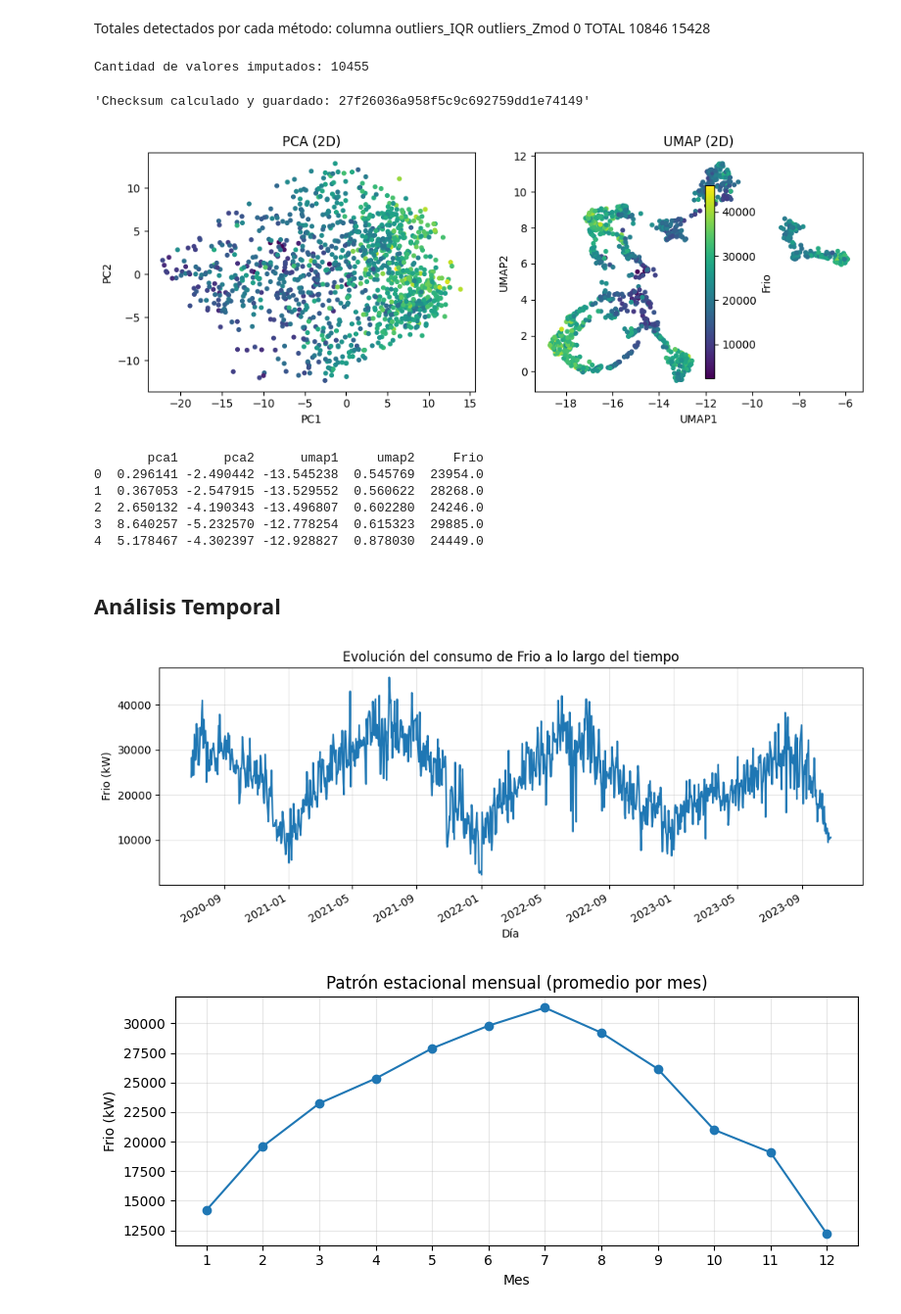
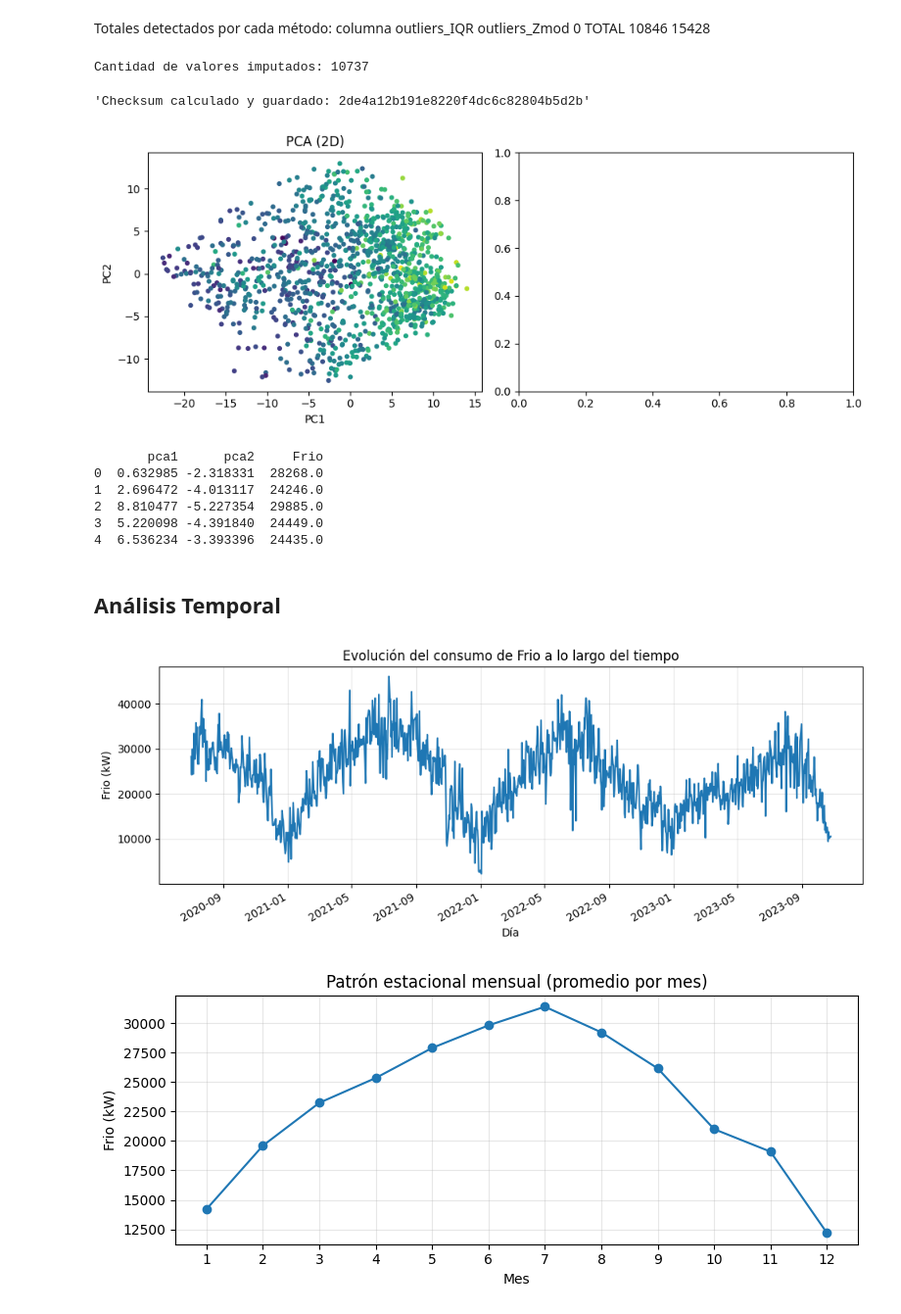
Before and after one commit to Angiii12/TPF_Prediccion_de_Consumo_Energetico, a Jupyter notebook: eda_fase1.ipynb, the cells around one changed output. Shown at 98% size. Drawn from its saved outputs; the diff is of its cells as text; code cells hidden in the pictures.

```diff
--- a/eda_fase1.ipynb
+++ b/eda_fase1.ipynb
@@ -116,12 +118,13 @@ def iqr_mask(col, k=1.5):
 
 num_cols = df_unificado.select_dtypes(include=[np.number]).columns
 
-mask_df = pd.DataFrame(False, index=df_unificado.index, columns=df_unificado.columns)
+mask_df = pd.DataFrame(False, index=df_unificado.index, columns=num_cols)
 for c in num_cols:
     mask_df[c] = iqr_mask(df_unificado[c])
 
+
 # --- 2) Tabla con las celdas outliers: fila, columna, valor ---
-pos = mask_df[num_cols].stack()
+pos = mask_df.stack()
 pos = pos[pos]  # solo True
 outliers_tabla = pd.DataFrame({
     "fila":   [i for i, _ in pos.index],
@@ -131,14 +134,14 @@ outliers_tabla = pd.DataFrame({
 
 # --- 3) Crear df con outliers -> NaN ---
 df_nan = df_unificado.copy()
-df_nan[num_cols] = df_nan[num_cols].mask(mask_df[num_cols])
+df_nan[num_cols] = df_nan[num_cols].mask(mask_df)
+
 
 # --- 4) Imputación ---
 imp = KNNImputer(n_neighbors=5, weights="distance")
+num = df_nan.select_dtypes(include='number').replace([np.inf, -np.inf], np.nan)
 
-num = df_nan.select_dtypes(include='number')              # solo numéricas
 imp_vals = imp.fit_transform(num)                         # → numpy array
-
 df_imp_num = pd.DataFrame(imp_vals, index=num.index, columns=num.columns)
 
 # reconstruyo el dataframe completo (no numéricas se mantienen)
@@ -146,9 +149,9 @@ df_imputado = df_nan.copy()
 df_imputado[num.columns] = df_imp_num
 
 # (Opcional) ver cuántos NaN imputaste
-print("\nCantidad de valores imputados:", int(mask_df[num_cols].sum().sum()))
+print("\nCantidad de valores imputados:", int(mask_df.sum().sum()))
 # %% [output]
-Cantidad de valores imputados: 10455
+Cantidad de valores imputados: 10737
 # %%
 df_imputado['Frio'] = df_imputado['Frio (Kw)__Consolidado EE'].shift(-1)
 df_imputado = df_imputado.iloc[1:-1].reset_index(drop=True)
@@ -157,14 +160,14 @@ df_imputado = df_imputado.drop(columns=['Frio (Kw)__Consolidado EE'])
 from tools import checksum
 checksum(df_imputado, 'df_imputado')
 # %% [output]
-'Checksum calculado y guardado: 27f26036a958f5c9c692759dd1e74149'
+'Checksum calculado y guardado: 2de4a12b191e8220f4dc6c82804b5d2b'
 # %%
 import numpy as np
 import pandas as pd
 import matplotlib.pyplot as plt
 from sklearn.preprocessing import StandardScaler
 from sklearn.decomposition import PCA
-from umap import UMAP
+#from umap import UMAP
 
 # --- separar features numéricas y target ---
 y = df_imputado['Frio'].to_numpy()
@@ -173,46 +176,46 @@ X = df_imputado.drop(columns=['Frio']).select_dtypes(include='number')
 # por si quedó algún NaN
 X = X.replace([np.inf, -np.inf], np.nan).fillna(X.median(numeric_only=True))
 
 # --- escalar ---
 Xs = StandardScaler().fit_transform(X)
 
 # --- PCA 2D ---
 pca_2d = PCA(n_components=2, random_state=0).fit_transform(Xs)
 
 # --- UMAP 2D (parámetros básicos y estables) ---
-umap_2d = UMAP(n_components=2, n_neighbors=15, min_dist=0.1, random_state=0).fit_transform(Xs)
+#umap_2d = UMAP(n_components=2, n_neighbors=15, min_dist=0.1, random_state=0).fit_transform(Xs)
 
 # --- DataFrame con embeddings y target (opcional para guardar/analizar) ---
 embeds = pd.DataFrame({
     'pca1': pca_2d[:,0], 'pca2': pca_2d[:,1],
-    'umap1': umap_2d[:,0], 'umap2': umap_2d[:,1],
+    #'umap1': umap_2d[:,0], 'umap2': umap_2d[:,1],
     'Frio': y
 })
 
 # --- plots simples ---
 fig, axes = plt.subplots(1, 2, figsize=(10,4))
 sc1 = axes[0].scatter(embeds['pca1'], embeds['pca2'], c=embeds['Frio'], s=12)
 axes[0].set_title('PCA (2D)'); axes[0].set_xlabel('PC1'); axes[0].set_ylabel('PC2')
 
-sc2 = axes[1].scatter(embeds['umap1'], embeds['umap2'], c=embeds['Frio'], s=12)
-axes[1].set_title('UMAP (2D)'); axes[1].set_xlabel('UMAP1'); axes[1].set_ylabel('UMAP2')
+#sc2 = axes[1].scatter(embeds['umap1'], embeds['umap2'], c=embeds['Frio'], s=12)
+#axes[1].set_title('UMAP (2D)'); axes[1].set_xlabel('UMAP1'); axes[1].set_ylabel('UMAP2')
 
-cbar = fig.colorbar(sc2, ax=axes.ravel().tolist(), shrink=0.8)
-cbar.set_label('Frio')
+#cbar = fig.colorbar(sc2, ax=axes.ravel().tolist(), shrink=0.8)
+#cbar.set_label('Frio')
 
 plt.tight_layout()
 plt.show()
 
 # Si querés ver las primeras filas:
 print(embeds.head())
 # %% [output]
-[figure, old version]
+[figure, new version]
-       pca1      pca2      umap1     umap2     Frio
-0  0.296141 -2.490442 -13.545238  0.545769  23954.0
-1  0.367053 -2.547915 -13.529552  0.560622  28268.0
-2  2.650132 -4.190343 -13.496807  0.602280  24246.0
-3  8.640257 -5.232570 -12.778254  0.615323  29885.0
-4  5.178467 -4.302397 -12.928827  0.878030  24449.0
+       pca1      pca2     Frio
+0  0.632985 -2.318331  28268.0
+1  2.696472 -4.013117  24246.0
+2  8.810477 -5.227354  29885.0
+3  5.220098 -4.391840  24449.0
+4  6.536234 -3.393396  24435.0
 # %% [markdown]
 ##  Análisis Temporal
 # %%
@@ -238,7 +241,7 @@ plt.gcf().autofmt_xdate()
 plt.tight_layout()
 plt.show()
 # %% [output]
-[figure, old version]
+[figure, new version]
 # %%
 # --- preparar datos ---
 g = df_imputado.copy()
```
Also changed, not shown: parts of 13 cells of this notebook, 3 other files.
